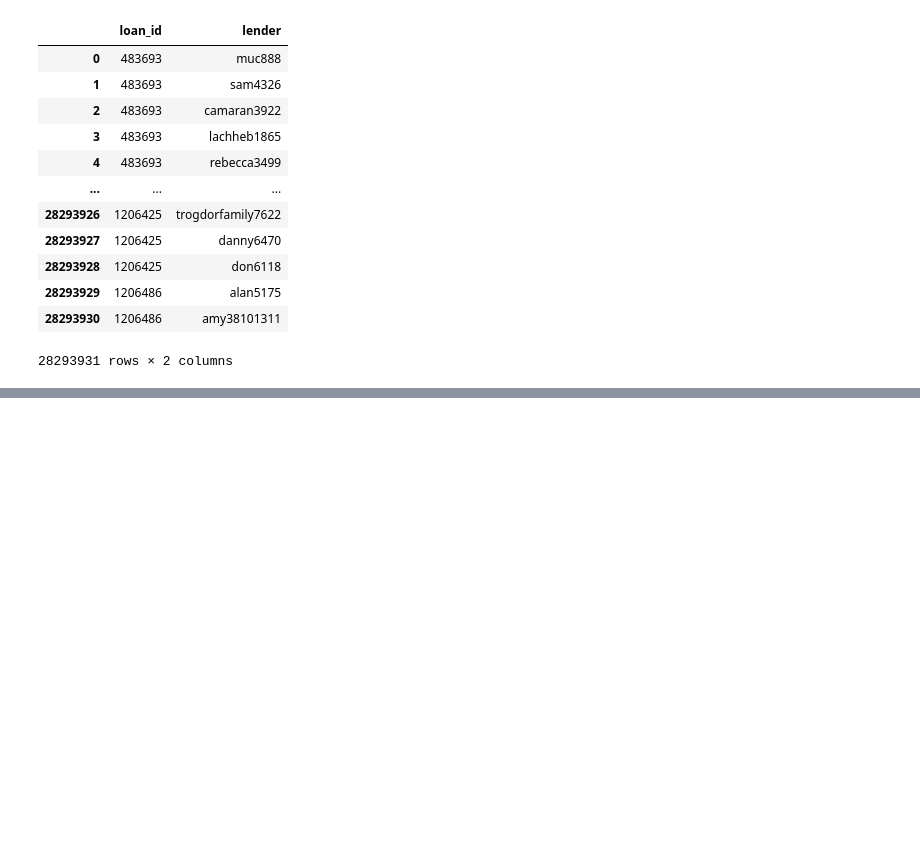
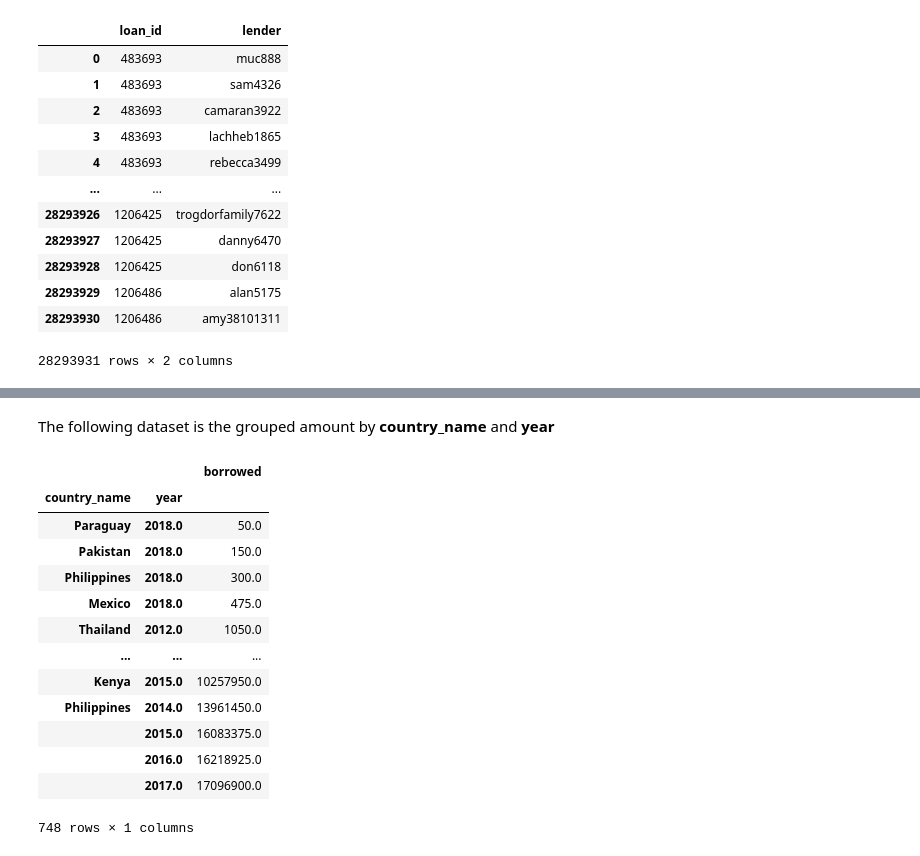
Before and after one commit to kayne87/FoCS, a Jupyter notebook: FoCS.ipynb, the cells around one changed output, grey strips where cells are left out. Cells and saved outputs as stored; diff of their text form; code cells hidden in the pictures; blank space fills up the shorter version.

```diff
--- a/FoCS.ipynb
+++ b/FoCS.ipynb
@@ -72,0 +158,5 @@ df_loan_lenders
+# %%
+%%time
+drop_for_country_borrowed = ['loan_id', 'planned_expiration_time', 'disburse_time', 'duration', 'country_code']
+df_countries_borrowed = df_loans.drop(columns=drop_for_country_borrowed).groupby('country_name', as_index=False).sum().rename(columns={"loan_amount": "borrowed"}).sort_values(by=["borrowed"])
+df_countries_borrowed
@@ -72,0 +207,23 @@ df_loan_lenders
+# %% [markdown]
+The following dataset is the grouped amount by **country_name** and **year**
+# %%
+df_loans_year = df_loans.drop(columns=drop_for_country_borrowed).rename(columns={"loan_amount": "borrowed"})
+df_loans_year['year'] = df_loans.disburse_time.dt.year
+
+df_countries_borrowed_year = df_loans_year.groupby(['country_name', 'year']).sum().sort_values(by=["borrowed"])
+df_countries_borrowed_year
+# %% [output]
+|  |  | borrowed |
+| country_name | year |  |
+| Paraguay | 2018.0 | 50.0 |
+| Pakistan | 2018.0 | 150.0 |
+| Philippines | 2018.0 | 300.0 |
+| Mexico | 2018.0 | 475.0 |
+| Thailand | 2012.0 | 1050.0 |
+| ... | ... | ... |
+| Kenya | 2015.0 | 10257950.0 |
+| Philippines | 2014.0 | 13961450.0 |
+|  | 2015.0 | 16083375.0 |
+|  | 2016.0 | 16218925.0 |
+|  | 2017.0 | 17096900.0 |
+748 rows × 1 columns
```
Also changed, not shown: parts of 21 cells of this notebook.
